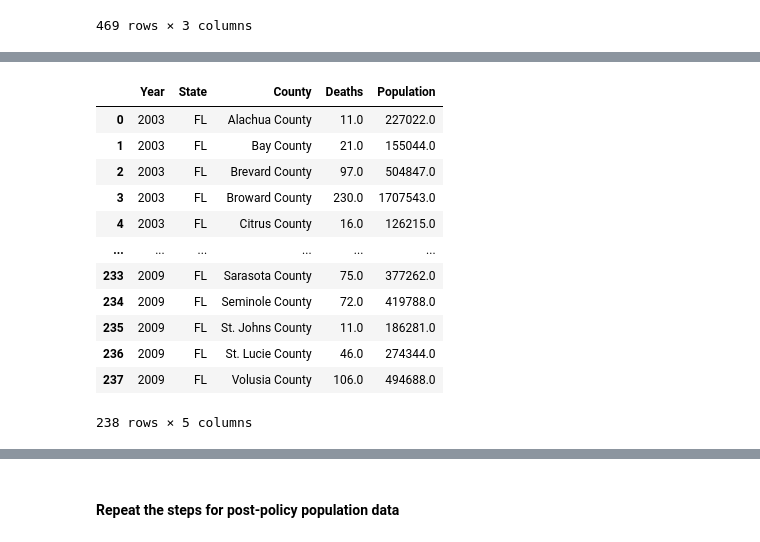
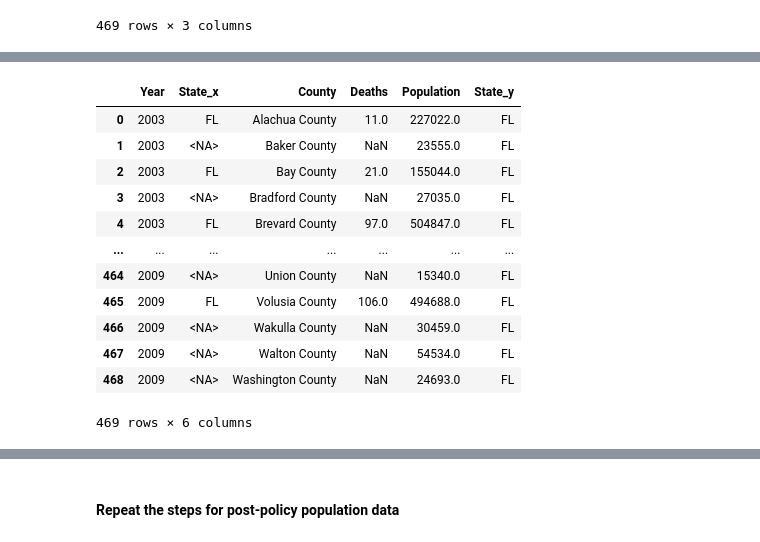
Before and after one commit to yangxiaohan57/impact-of-opioids-policy, a Jupyter notebook: 10_code/fl_pre_post_mortality.ipynb, the cells around one changed output, grey strips where cells are left out. Cells and saved outputs as stored; diff of their text form; code cells hidden in the pictures.

```diff
--- a/10_code/fl_pre_post_mortality.ipynb
+++ b/10_code/fl_pre_post_mortality.ipynb
@@ -414,19 +457,32 @@ melted
+# %%
+melted["County"] = melted["County"].astype("string")
+# %%
+melted["State"] = melted["State"].astype("string")
+# %%
+pre_policy_fl_drug["County"] = pre_policy_fl_drug["County"].astype("string")
+# %%
+pre_policy_fl_drug["State"] = pre_policy_fl_drug["State"].astype("string")
 # %%
 # merge population data with pre policy drug mortality data
 
-merged = pre_policy_fl_drug.merge(melted, how="left")
+merged = pre_policy_fl_drug.merge(
+    melted,
+    left_on=["Year", "County"],
+    right_on=["Year", "County"],
+    how="right",
+)
 merged
 # %% [output]
-|  | Year | State | County | Deaths | Population |
-| 0 | 2003 | FL | Alachua County | 11.0 | 227022.0 |
-| 1 | 2003 | FL | Bay County | 21.0 | 155044.0 |
-| 2 | 2003 | FL | Brevard County | 97.0 | 504847.0 |
-| 3 | 2003 | FL | Broward County | 230.0 | 1707543.0 |
-| 4 | 2003 | FL | Citrus County | 16.0 | 126215.0 |
-| ... | ... | ... | ... | ... | ... |
-| 233 | 2009 | FL | Sarasota County | 75.0 | 377262.0 |
-| 234 | 2009 | FL | Seminole County | 72.0 | 419788.0 |
-| 235 | 2009 | FL | St. Johns County | 11.0 | 186281.0 |
-| 236 | 2009 | FL | St. Lucie County | 46.0 | 274344.0 |
-| 237 | 2009 | FL | Volusia County | 106.0 | 494688.0 |
+|  | Year | State_x | County | Deaths | Population | State_y |
+| 0 | 2003 | FL | Alachua County | 11.0 | 227022.0 | FL |
+| 1 | 2003 | <NA> | Baker County | NaN | 23555.0 | FL |
+| 2 | 2003 | FL | Bay County | 21.0 | 155044.0 | FL |
+| 3 | 2003 | <NA> | Bradford County | NaN | 27035.0 | FL |
+| 4 | 2003 | FL | Brevard County | 97.0 | 504847.0 | FL |
+| ... | ... | ... | ... | ... | ... | ... |
+| 464 | 2009 | <NA> | Union County | NaN | 15340.0 | FL |
+| 465 | 2009 | FL | Volusia County | 106.0 | 494688.0 | FL |
+| 466 | 2009 | <NA> | Wakulla County | NaN | 30459.0 | FL |
+| 467 | 2009 | <NA> | Walton County | NaN | 54534.0 | FL |
+| 468 | 2009 | <NA> | Washington County | NaN | 24693.0 | FL |
-238 rows × 5 columns
+469 rows × 6 columns
```
Also changed, not shown: parts of 30 cells of this notebook, 12 other files.
